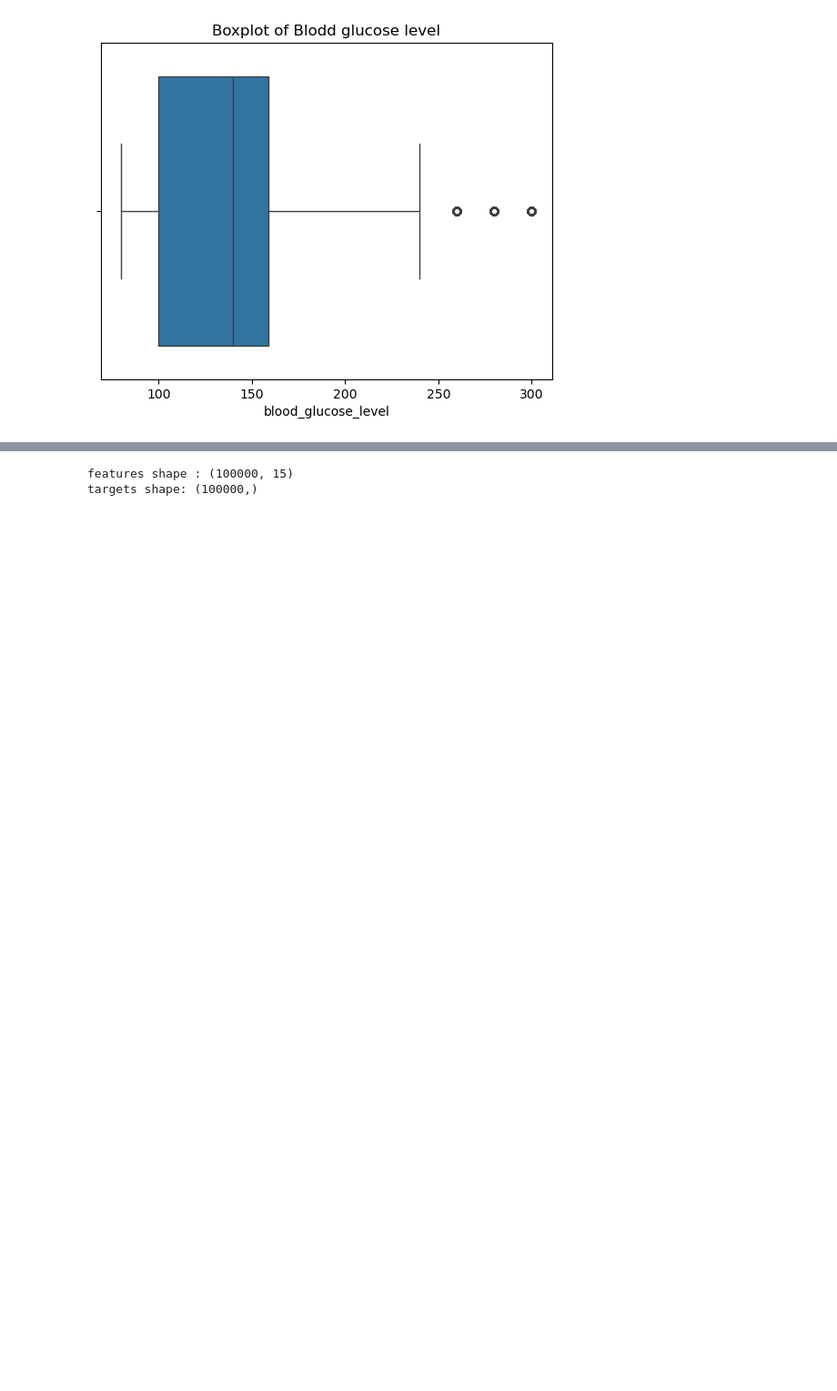
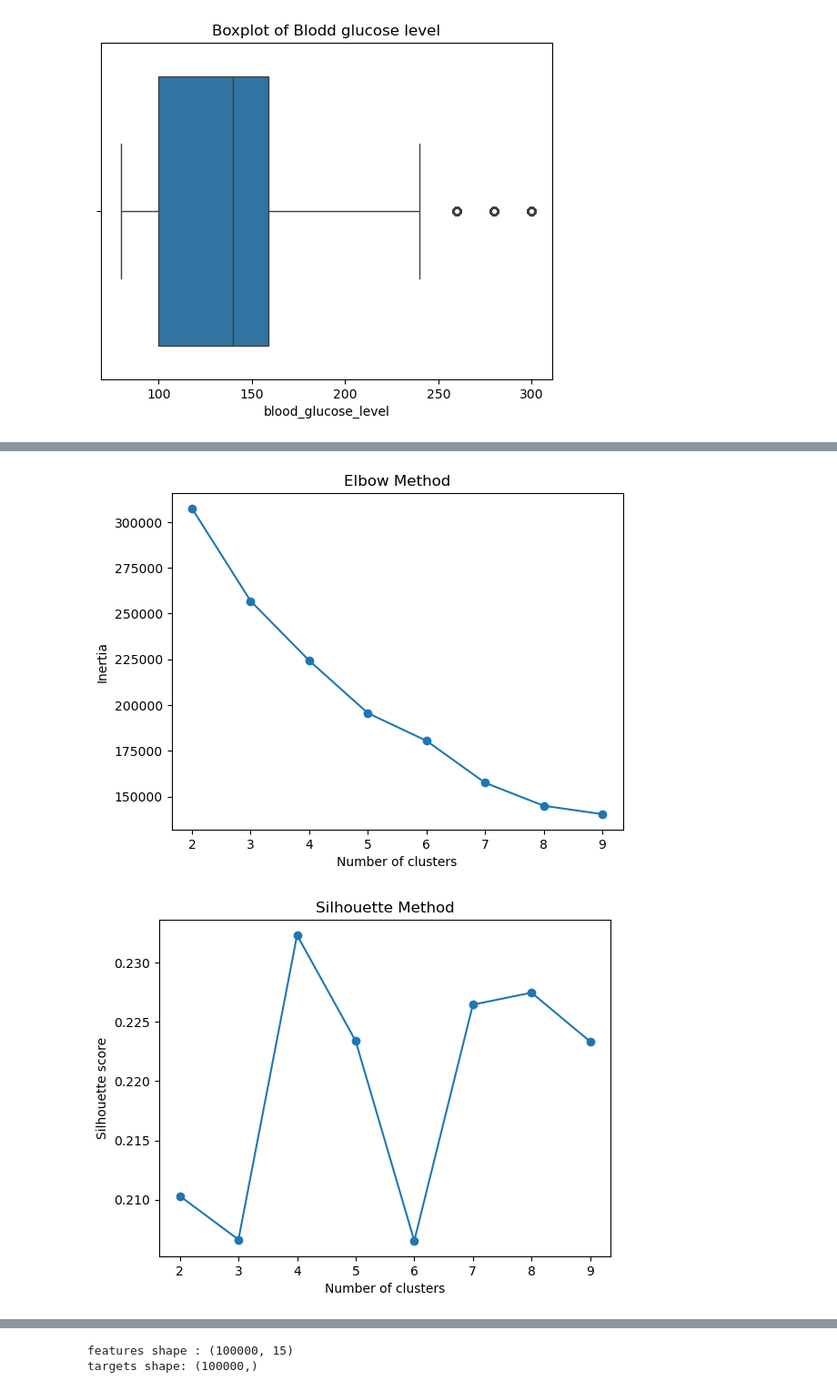
Before and after one commit to cmanell/diabetes_prediction, a Jupyter notebook: projet_ML_DL.ipynb, the cells around one changed output, grey strips where cells are left out. Shown at 91% size. Saved outputs shown, nothing was run; the diff lists cells and outputs as text; code cells hidden in the pictures; blank space fills up the shorter version.

```diff
--- a/projet_ML_DL.ipynb
+++ b/projet_ML_DL.ipynb
@@ -149,0 +159,27 @@ df_ohe.head()
+# %%
+from sklearn.cluster import KMeans
+from sklearn.metrics import silhouette_score
+
+# select features
+features = ["age", "bmi", "blood_glucose_level", "HbA1c_level"]
+X = df[features]
+
+# scale the data
+scaler = StandardScaler()
+X_scaled = scaler.fit_transform(X)
+
+inertia = []
+scores = []
+
+# test different numbers of clusters
+for k in range(2,10):
+
+    kmeans = KMeans(n_clusters=k, random_state=42)
+    cluster_labels = kmeans.fit_predict(X_scaled)
+
+    inertia.append(kmeans.inertia_)
+
+    score = silhouette_score(X_scaled, cluster_labels, sample_size=1000, random_state=42)
+    scores.append(score)
+
+    print(f"k = {k}, silhouette score = {score}")
@@ -149,0 +195,16 @@ df_ohe.head()
+# %%
+
+plt.plot(range(2,10), inertia, marker="o")
+plt.xlabel("Number of clusters")
+plt.ylabel("Inertia")
+plt.title("Elbow Method")
+plt.show()
+
+plt.plot(range(2,10), scores, marker="o")
+plt.xlabel("Number of clusters")
+plt.ylabel("Silhouette score")
+plt.title("Silhouette Method")
+plt.show()
+# %% [output]
+[figure, added]
+[figure, added]
```
Also changed, not shown: parts of 26 cells of this notebook.
